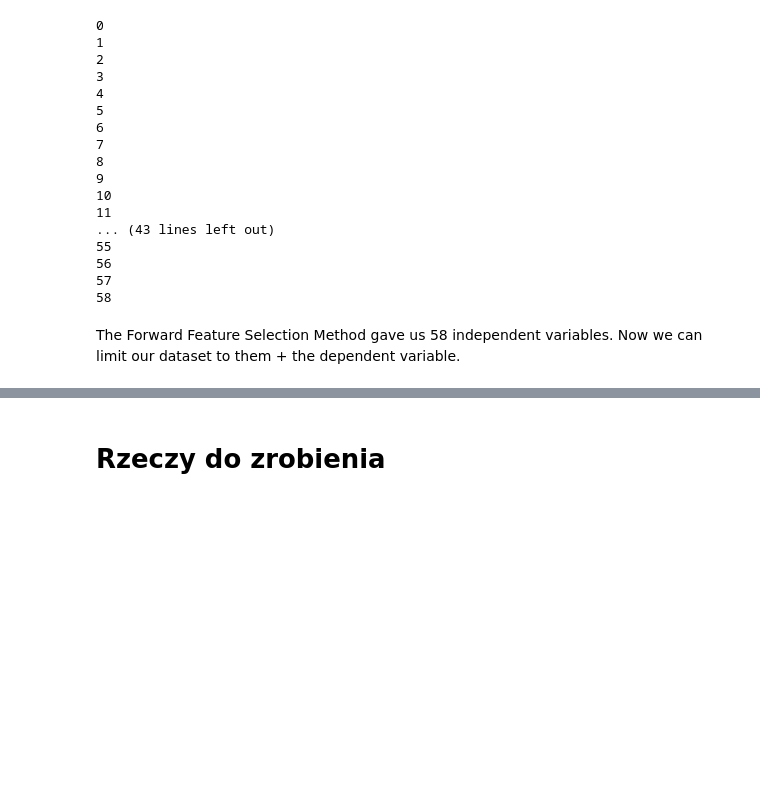
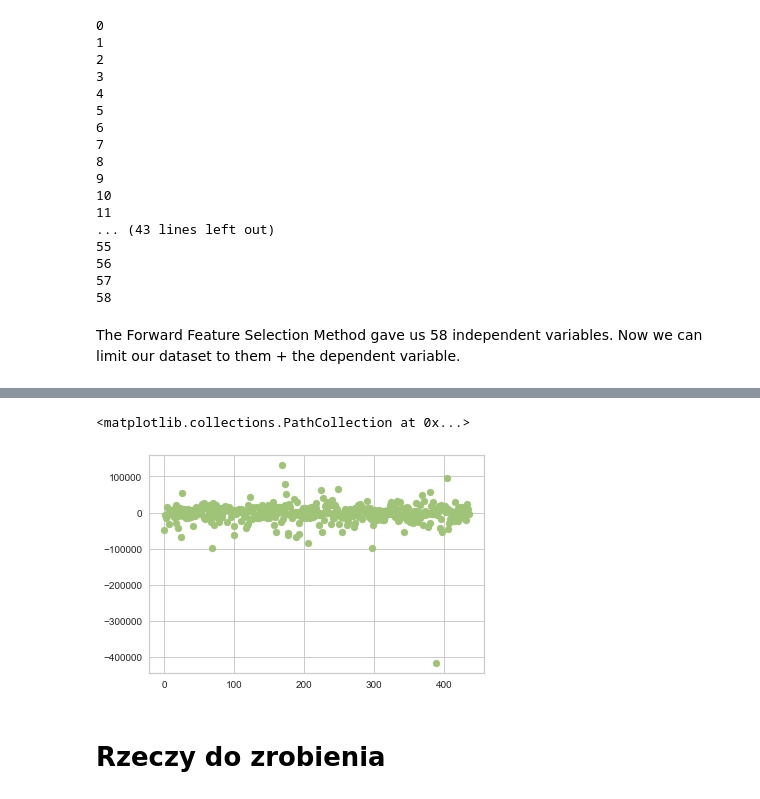
Before and after one commit to GIKroch/ML_small_dataset, a Jupyter notebook: ML_small_ds_v03.ipynb, the cells around one changed output, grey strips where cells are left out. Drawn from its saved outputs; the diff is of its cells as text; code cells hidden in the pictures; blank space fills up the shorter version.

```diff
--- a/ML_small_ds_v03.ipynb
+++ b/ML_small_ds_v03.ipynb
@@ -347,3 +397,12 @@ data
+# %%
+residuals = []
+for i in range(0, len(y_lasso_predict)):
+    residuals.append((i,list(y_lasso_test)[i]-list(y_lasso_predict)[i]))
+# %%
+plt.scatter(*zip(*residuals), c= "g")
+# %% [output]
+<matplotlib.collections.PathCollection at 0x...>
+[figure, added]
 # %% [markdown]
 # Rzeczy do zrobienia
 # %% [markdown]
```
Also changed, not shown: parts of 30 cells of this notebook.
